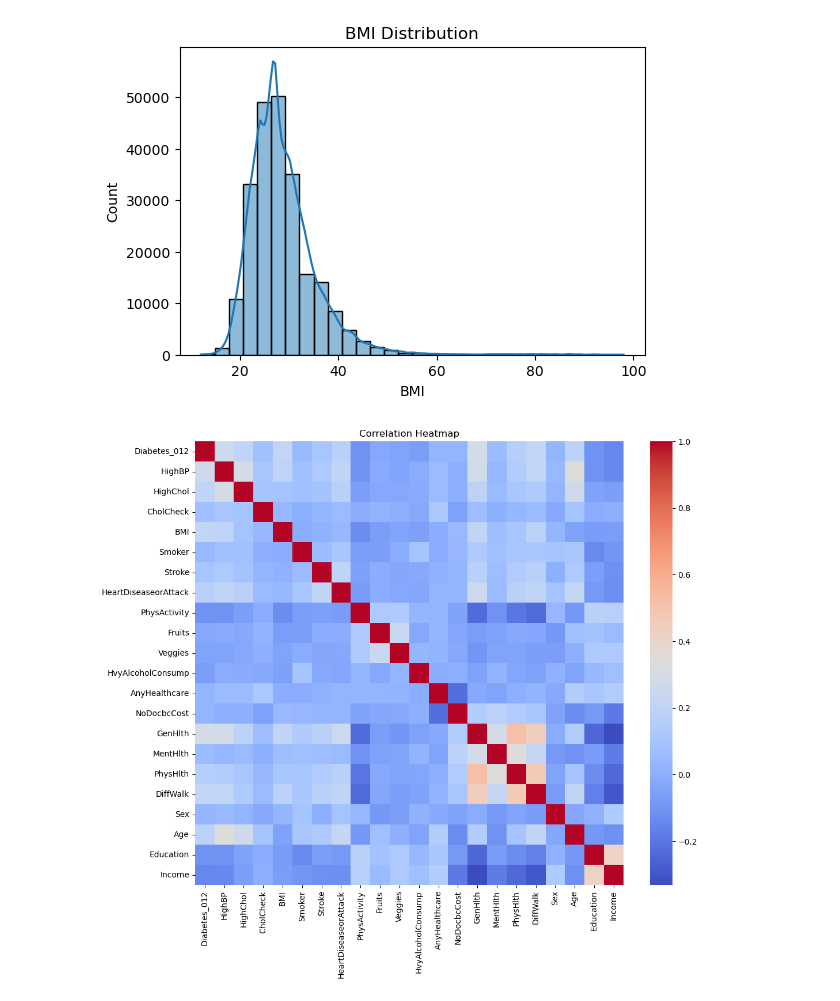
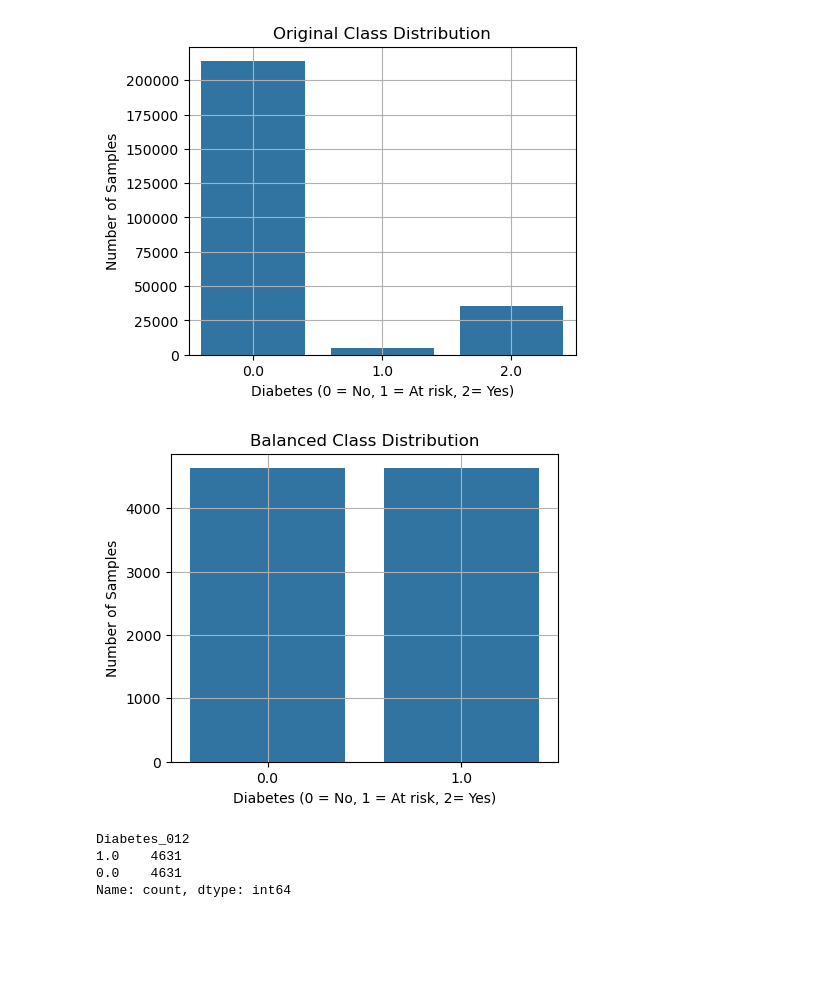
Before and after one commit to omarraf/diabetes-risk-prediction, a Jupyter notebook: notebooks/eda_diabetes.ipynb, the cells around one changed output. Saved outputs shown, nothing was run; the diff lists cells and outputs as text; code cells hidden in the pictures; blank space fills up the shorter version.

```diff
--- a/notebooks/eda_diabetes.ipynb
+++ b/notebooks/eda_diabetes.ipynb
@@ -53,18 +0,0 @@ df = df.drop_duplicates()
-# %%
-import matplotlib.pyplot as plt
-import seaborn as sns
-
-# BMI distribution
-plt.figure(figsize=(6,4))
-sns.histplot(df['BMI'], bins=30, kde=True)
-plt.title('BMI Distribution')
-plt.show()
-
-# Correlation heatmap
-plt.figure(figsize=(12,10))
-sns.heatmap(df.corr(), cmap='coolwarm')
-plt.title('Correlation Heatmap')
-plt.show()
-# %% [output]
-[figure, removed]
-[figure, removed]
@@ -84,0 +1,45 @@ df.to_csv('../data/cleaned_diabetes.csv', index=False)
+# %%
+import pandas as pd
+import seaborn as sns
+import matplotlib.pyplot as plt
+
+# Load original dataset
+df = pd.read_csv('../data/diabetes_012_health_indicators_BRFSS2015.csv')
+
+# Check original class distribution
+plt.figure(figsize=(5,4))
+sns.countplot(data=df, x='Diabetes_012')
+plt.title("Original Class Distribution")
+plt.xlabel("Diabetes (0 = No, 1 = At risk, 2= Yes)")
+plt.ylabel("Number of Samples")
+plt.grid(True)
+plt.show()
+
+# Separate classes
+df_0 = df[df['Diabetes_012'] == 0]
+df_1 = df[df['Diabetes_012'] == 1]
+
+# Downsample majority class (0) to match class 1
+df_0_downsampled = df_0.sample(n=len(df_1), random_state=42)
+df_balanced = pd.concat([df_0_downsampled, df_1]).sample(frac=1, random_state=42).reset_index(drop=True)
+
+# Save for future use
+df_balanced.to_csv('../data/balanced_diabetes_dataset.csv', index=False)
+
+# Confirm new class distribution
+plt.figure(figsize=(5,4))
+sns.countplot(data=df_balanced, x='Diabetes_012')
+plt.title("Balanced Class Distribution")
+plt.xlabel("Diabetes (0 = No, 1 = At risk, 2= Yes)")
+plt.ylabel("Number of Samples")
+plt.grid(True)
+plt.show()
+
+df_balanced['Diabetes_012'].value_counts()
+# %% [output]
+[figure, added]
+[figure, added]
+Diabetes_012
+1.0    4631
+0.0    4631
+Name: count, dtype: int64
```
Also changed, not shown: parts of 13 cells of this notebook, 2 other files.
